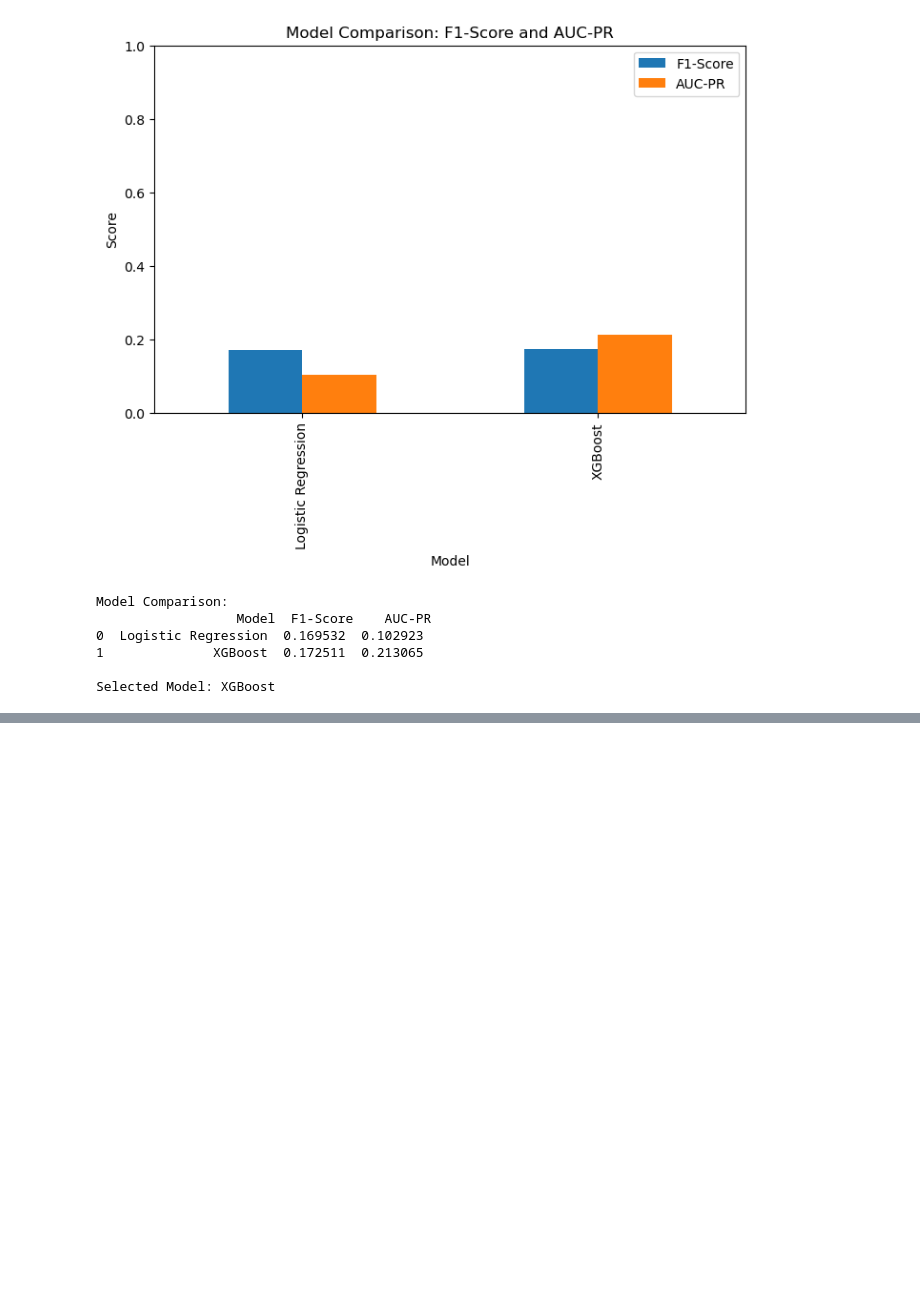
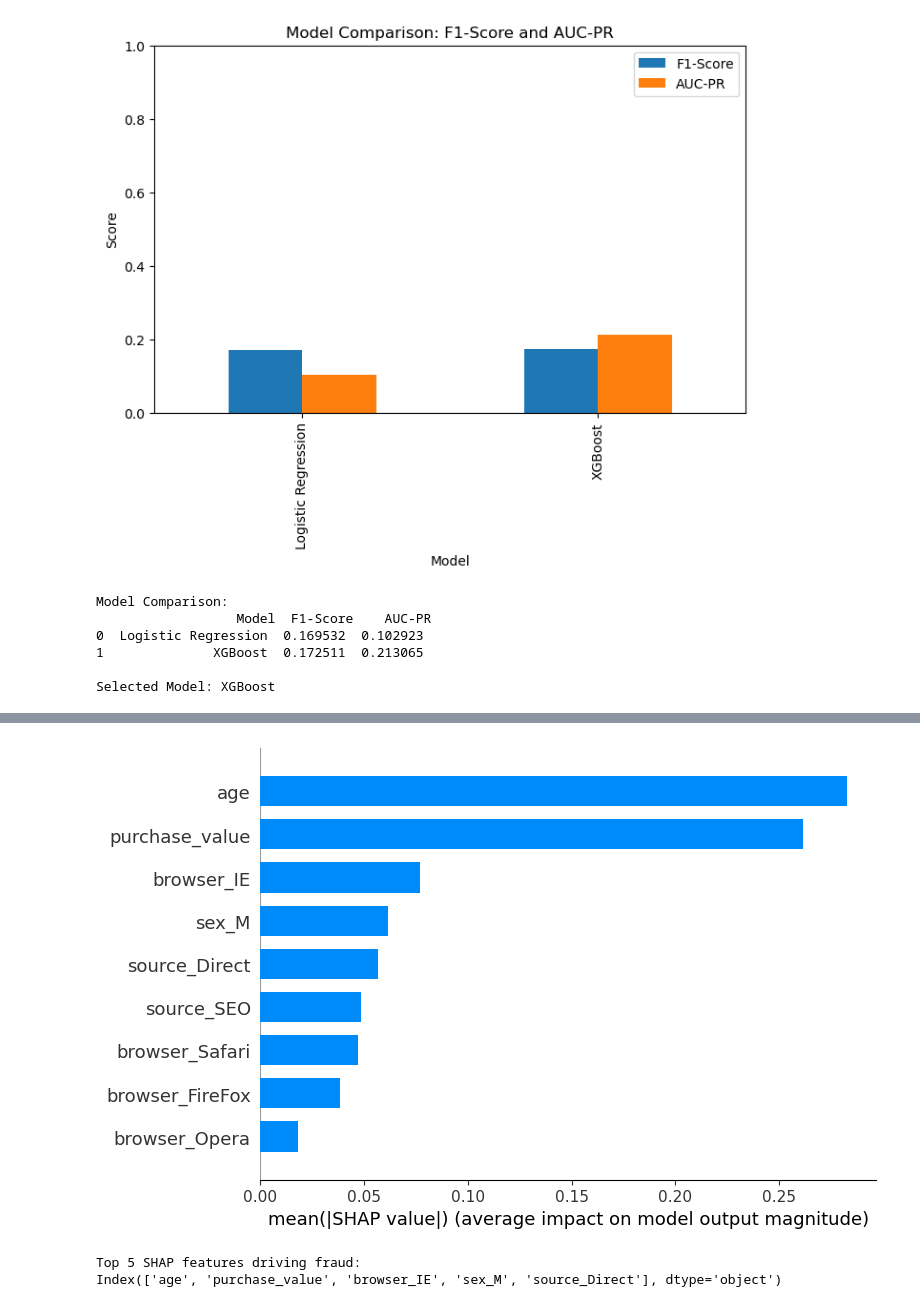
Before and after one commit to Ebenezer777/Fraud-Detection, a Jupyter notebook: notebooks/modeling.ipynb, the cells around one changed output, grey strips where cells are left out. Drawn from its saved outputs; the diff is of its cells as text; code cells hidden in the pictures; blank space fills up the shorter version.

```diff
--- a/notebooks/modeling.ipynb
+++ b/notebooks/modeling.ipynb
@@ -301,0 +529,26 @@ Selected Model: XGBoost
+# %%
+# --- Cell: SHAP Values Calculation (Task 3) ---
+import shap
+
+# Use the already encoded X_train and X_test (after one-hot encoding)
+# For example, X_train_encoded, X_test_encoded
+
+# Initialize TreeExplainer
+explainer = shap.TreeExplainer(xgb_model)
+
+# Compute SHAP values
+shap_values = explainer.shap_values(X_train_encoded)  # all numeric now
+
+# Global summary plot
+shap.summary_plot(shap_values, X_train_encoded, plot_type="bar", max_display=15)
+
+# Display top 5 features
+import numpy as np
+mean_abs_shap = np.abs(shap_values).mean(axis=0)
+top5_idx = np.argsort(mean_abs_shap)[::-1][:5]
+print("Top 5 SHAP features driving fraud:")
+print(X_train_encoded.columns[top5_idx])
+# %% [output]
+[figure, added]
+Top 5 SHAP features driving fraud:
+Index(['age', 'purchase_value', 'browser_IE', 'sex_M', 'source_Direct'], dtype='object')
```
Also changed, not shown: parts of 10 cells of this notebook.
